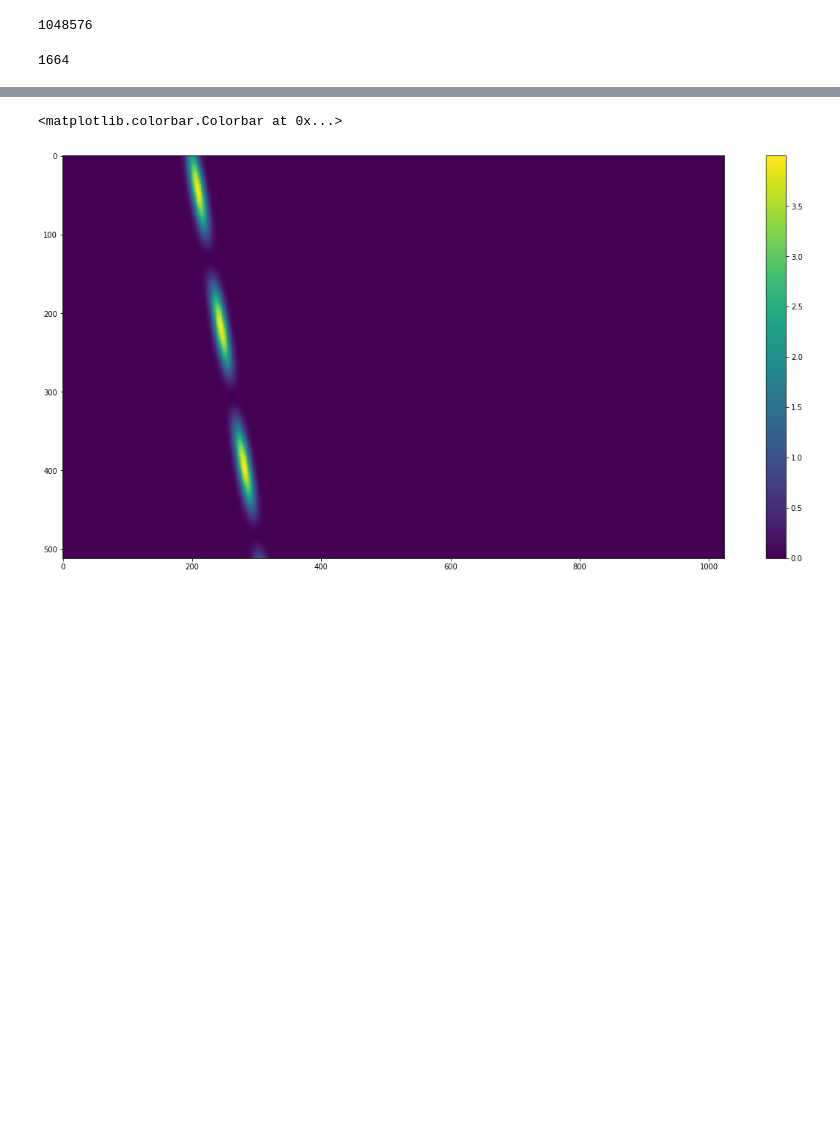
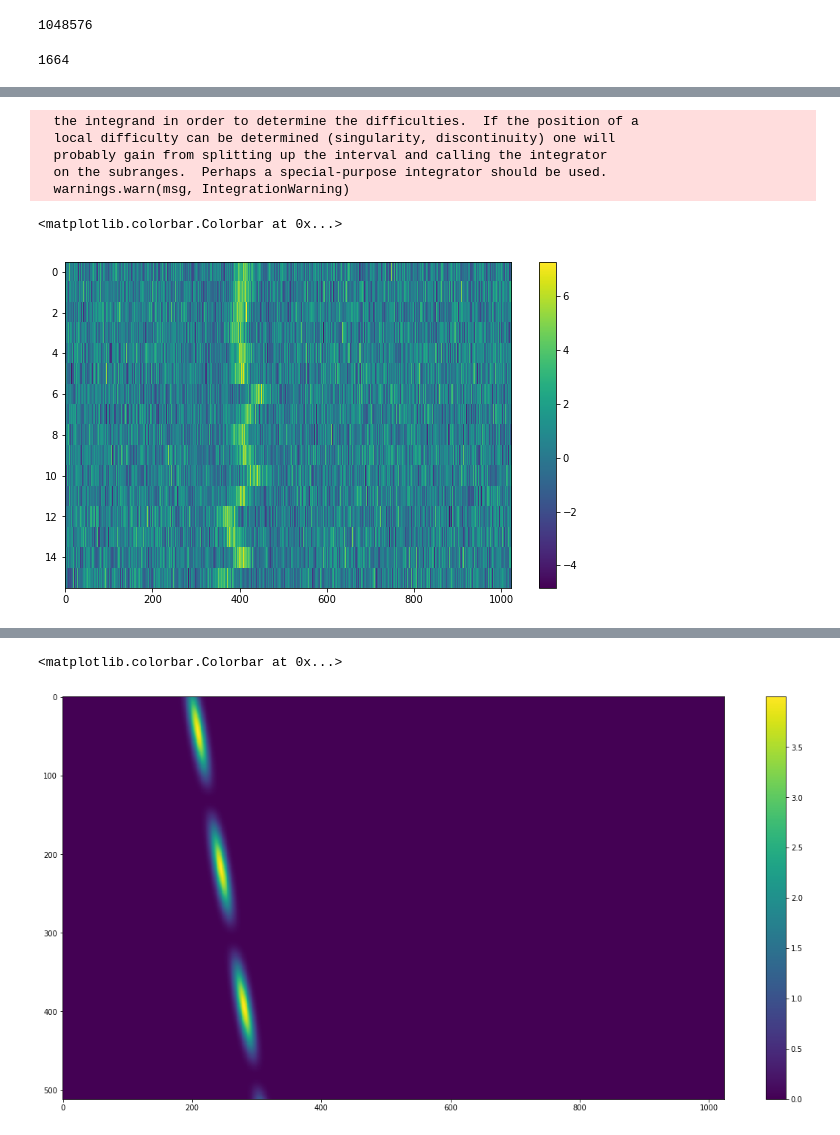
Before and after one commit to bbrzycki/setigen, a Jupyter notebook: jupyter-notebooks/Add_general_signal.ipynb, the cells around one changed output, grey strips where cells are left out. Cells and saved outputs as stored; diff of their text form; code cells hidden in the pictures; blank space fills up the shorter version.

Commit message:
Add synthetic choppy rfi signal

```diff
--- a/jupyter-notebooks/Add_general_signal.ipynb
+++ b/jupyter-notebooks/Add_general_signal.ipynb
@@ -299,0 +300,34 @@ plt.colorbar()
+# %%
+def fucked_up_path(f_start, drift_rate, spread, spread_type='uniform'):
+    def path(t):
+        if spread_type == 'uniform':
+            f_offset = np.random.uniform(-spread / 2., spread / 2.)
+        elif spread_type == 'gaussian':
+            f_offset = np.random.normal(0, spread)
+        else:
+            sys.exit('Wups')
+        return f_start + drift_rate * t + f_offset
+    return path
+
+signal = stg.generate(ts,
+                      fs,
+                      fucked_up_path(f_start = fs[400],
+                                     drift_rate = -0.000000,
+                                     spread=0.002,
+                                     spread_type='uniform'),
+                      stg.constant_t_profile(level = 4.0),
+                      stg.gaussian_f_profile(width = 0.00004),
+                      stg.constant_bp_profile(level = 1.0),
+                      integrate=False)
+
+fig = plt.figure(figsize=(10, 6))
+plt.imshow(stg.normalize(stg.inject_noise(signal), cols=128, exclude=.2), aspect='auto')
+plt.colorbar()
+# %% [output]
+  the integrand in order to determine the difficulties.  If the position of a
+  local difficulty can be determined (singularity, discontinuity) one will
+  probably gain from splitting up the interval and calling the integrator
+  on the subranges.  Perhaps a special-purpose integrator should be used.
+  warnings.warn(msg, IntegrationWarning)
+<matplotlib.colorbar.Colorbar at 0x...>
+[figure, added]
```
Also changed, not shown: parts of 4 cells of this notebook, 2 other files.
